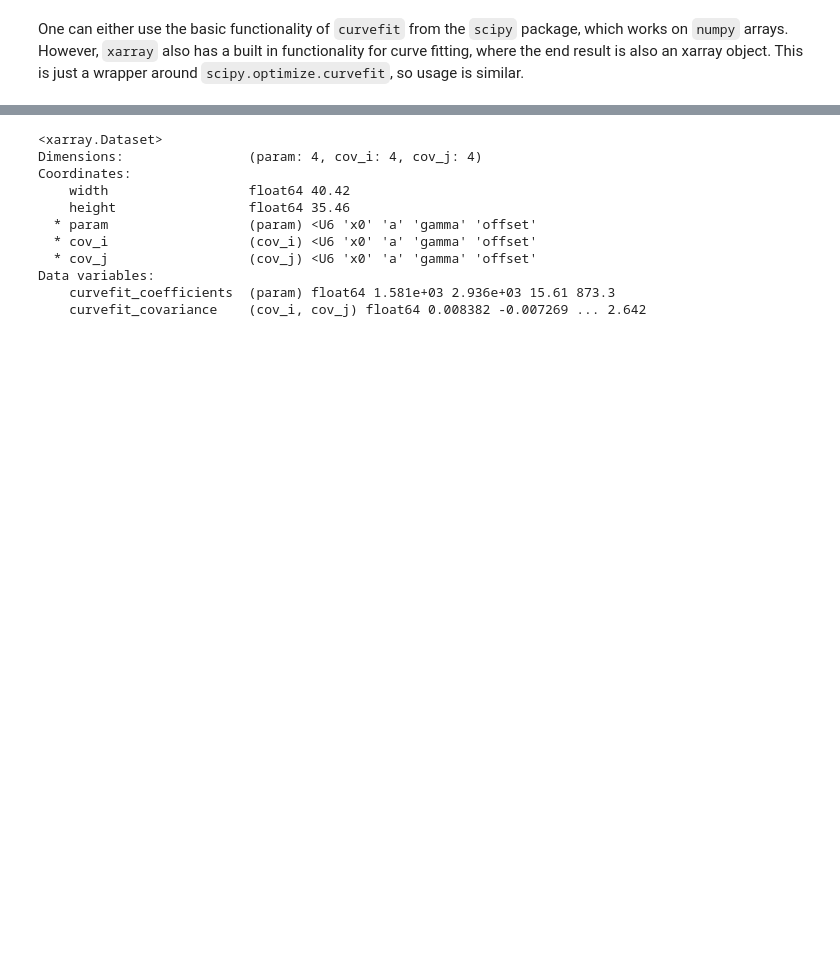
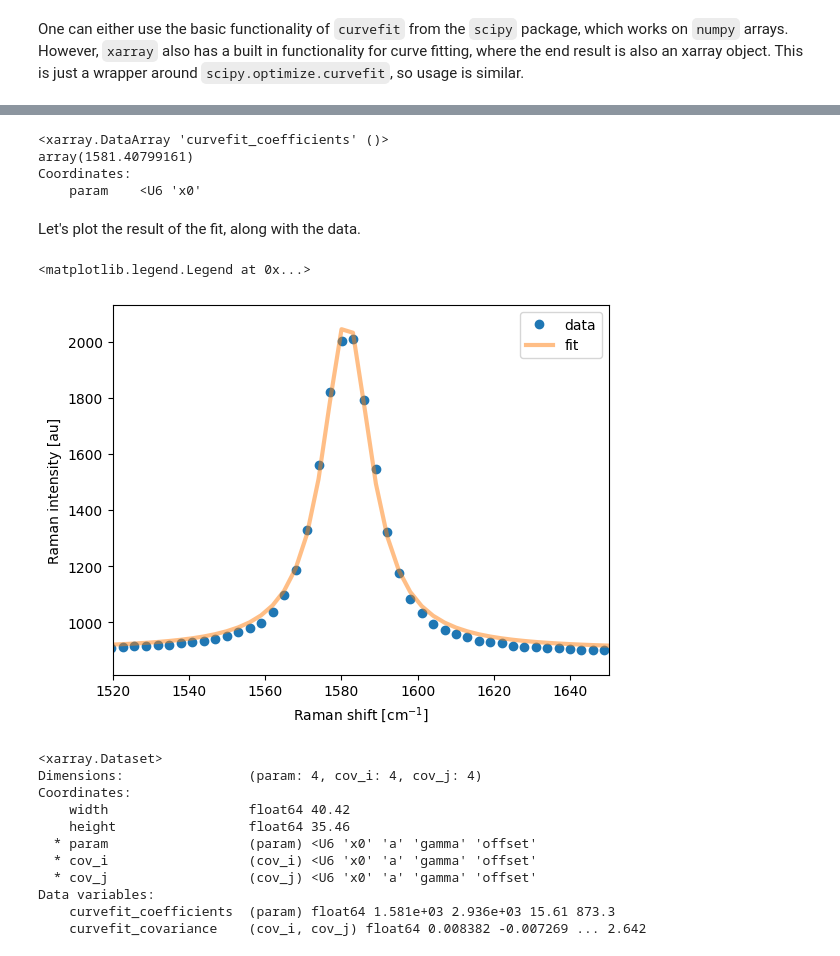
Before and after one commit to zrbyte/ramantools, a Jupyter notebook: ramantools tutorial.ipynb, the cells around one changed output, grey strips where cells are left out. Drawn from its saved outputs; the diff is of its cells as text; code cells hidden in the pictures; blank space fills up the shorter version.

```diff
--- a/ramantools tutorial.ipynb
+++ b/ramantools tutorial.ipynb
@@ -450,0 +433,29 @@ fit = gpeak.curvefit('ramanshift', lorentz,
+# %%
+ssfit = single_s.ssxr.curvefit(
+    'ramanshift', rt.lorentz,
+    p0 = {
+        'x0': 1582,
+        'ampl': 100,
+        'width': 15,
+        'offset': 0
+    },
+    bounds = {'width': [0, 100]}
+)
+# %%
+ssfit['curvefit_coefficients'].sel(param = 'x0')
+# %% [output]
+<xarray.DataArray 'curvefit_coefficients' ()>
+array(1581.40799161)
+Coordinates:
+    param    <U6 'x0'
+# %% [markdown]
+Let's plot the result of the fit, along with the data.
+# %%
+shift = single_s.ssxr.ramanshift
+single_s.ssxr.plot(marker = 'o', lw = 0, label = 'data')
+pl.plot(shift, rt.lorentz(shift, *ssfit['curvefit_coefficients'].data), lw = 3, alpha = 0.5, label = 'fit')
+pl.xlim([1520, 1650])
+pl.legend()
+# %% [output]
+<matplotlib.legend.Legend at 0x...>
+[figure, added]
```
Also changed, not shown: parts of 8 cells of this notebook, 16 other files.
